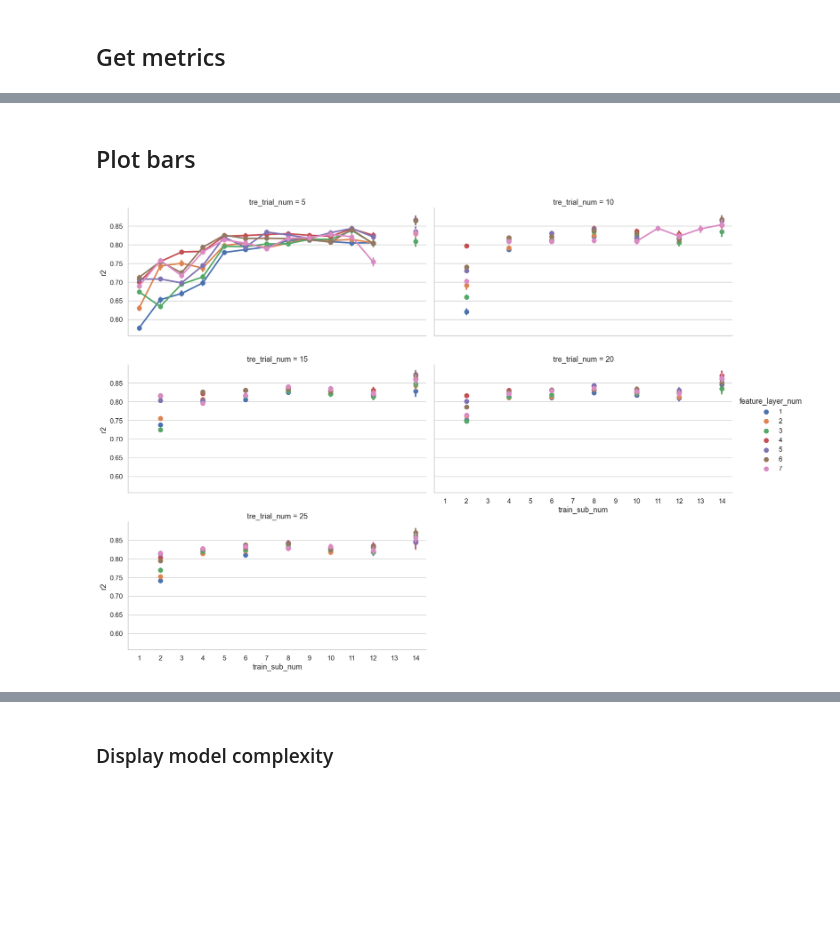
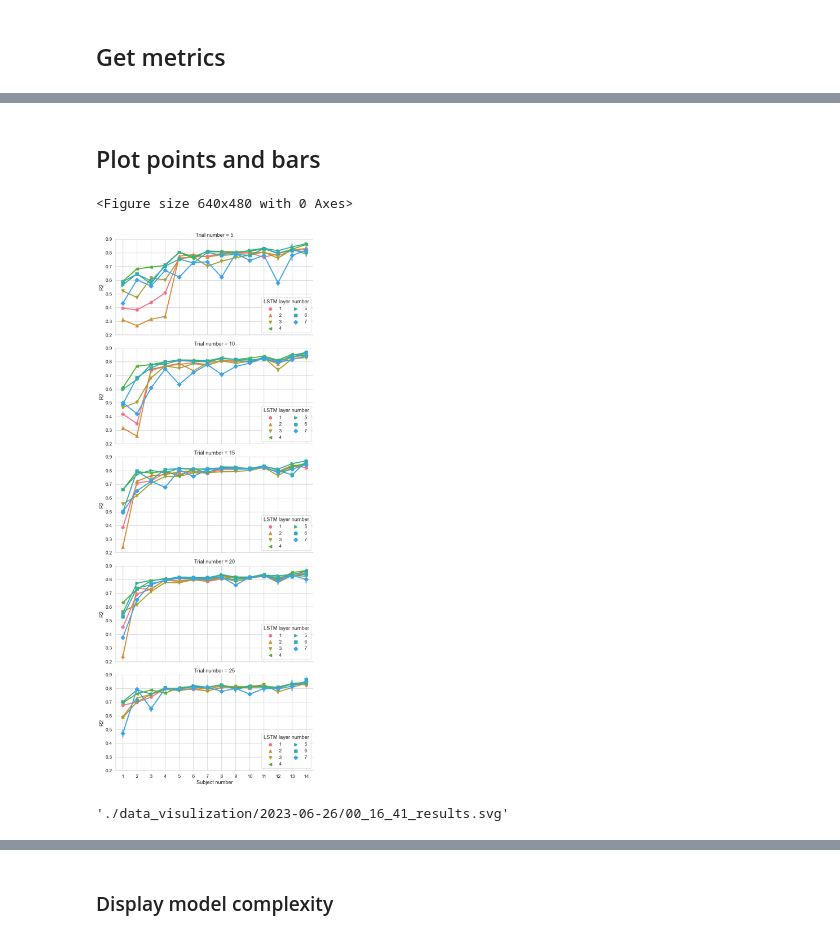
Before and after one commit to sunzhon/transfer_learning_for_droplanding, a Jupyter notebook: jupyter-lab/P6_figure_results_v2.ipynb, the cells around one changed output, grey strips where cells are left out. Drawn from its saved outputs; the diff is of its cells as text; code cells hidden in the pictures; blank space fills up the shorter version.

```diff
--- a/jupyter-lab/P6_figure_results_v2.ipynb
+++ b/jupyter-lab/P6_figure_results_v2.ipynb
@@ -77,35 +75,57 @@ DROP R2 cases below :0.4
 DROP R2 cases below :0.4
 DROP R2 cases below :0.4
 # %% [markdown]
-## Plot bars
+## Plot points and bars
 # %%
 plt.clf
-sns.set(font_scale=1.1,style='whitegrid')
+#sns.set(font_scale=1.1,style='whitegrid')
+sns.despine()
 states_palette = sns.color_palette()
-#colors = sns.color_palette("YlGnBu")
+colors = sns.color_palette("husl", 9)
 
 
-#metrics = metrics.rename(columns={'train_sub_num':'Subject number'})
+#metrics = raw_metrics.rename(columns={'train_sub_num':'Subject number'})
+#metrics = raw_metrics.rename(columns={'tre_trial_num':'Trial number'})
 
 config={
     'y': 'r2',
     'x':'train_sub_num',
     'kind': 'point',
     'height': 4,
     'aspect': 2,
     'sharey': True,
     'hue': 'feature_layer_num',
     #'row': 'train_sub_num',
     'col': 'tre_trial_num',
-    'col_wrap': 2,
-    'color':colors, # for bar
-    "palette": states_palette # for hue
+    'col_wrap': 1,
+    'color':'0.5', # for bar
+    "palette": colors, # for hue,
+    "errorbar":'sd',
+    "markers":['o',"^","v","<",">","s","D","d"],
+    'legend':False
 }
 
 
-g = sns.catplot(data=metrics, **config)
-#g.axes[0][0].set_yticks([0.0, 0.2, 0.4, 0.6, 0.7, 0.8,0.9])
-#[ax[0].yaxis.grid(True) for ax in g.axes]
-plt.show()
+g = sns.catplot(data=raw_metrics, **config)
+axes = g.axes.reshape(len(g.axes),1)
+for idx in range(len(axes)):
+    axes[idx,0].set_yticks([0.2,0.3, 0.4, 0.5,0.6, 0.7, 0.8,0.9])
+    axes[idx,0].xaxis.grid(True)
+    axes[idx,0].yaxis.grid(True)
+    axes[idx,0].set_ylabel("R2")
+    axes[idx,0].set_xlabel("Subject number")
+    axes[idx,0].set_title('Trial number = {}'.format((idx+1)*5))
+    axes[idx,0].legend(title='LSTM layer number',loc='lower right',ncol=2)
+    axes[idx,0].set_ylim([0.2,0.9])
+#plt.show()
+
+save_format='svg'
+fig_path=os.path.join(RESULTS_PATH, "visualization/P6/")
+#fig_path=os.path.join("./","visualization/P6/Fig_results_baseline_heatmap.svg")
+
+save_figure("./",fig_format=save_format)
+#save_figure(os.path.dirname(combination_investigation_metrics[0]),fig_format=save_format)
 # %% [output]
+<Figure size 640x480 with 0 Axes>
-[figure, old version]
+[figure, new version]
+'./data_visulization/2023-06-26/00_16_41_results.svg'
```
Also changed, not shown: parts of 17 cells of this notebook, 6 other files.
